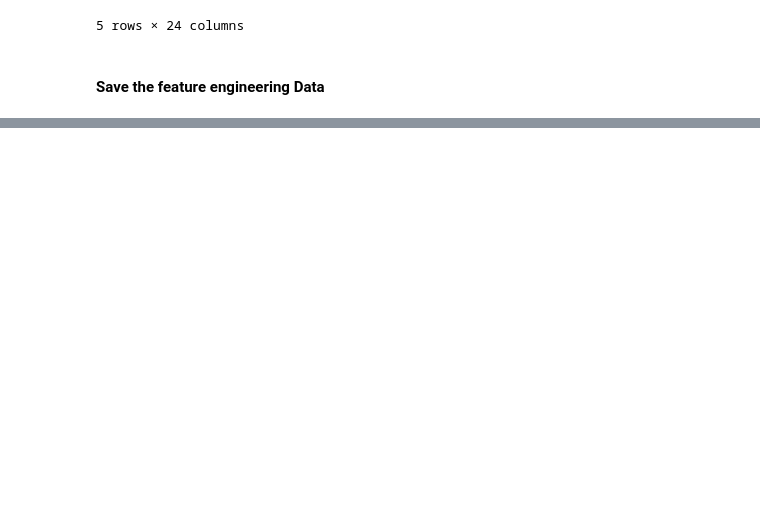
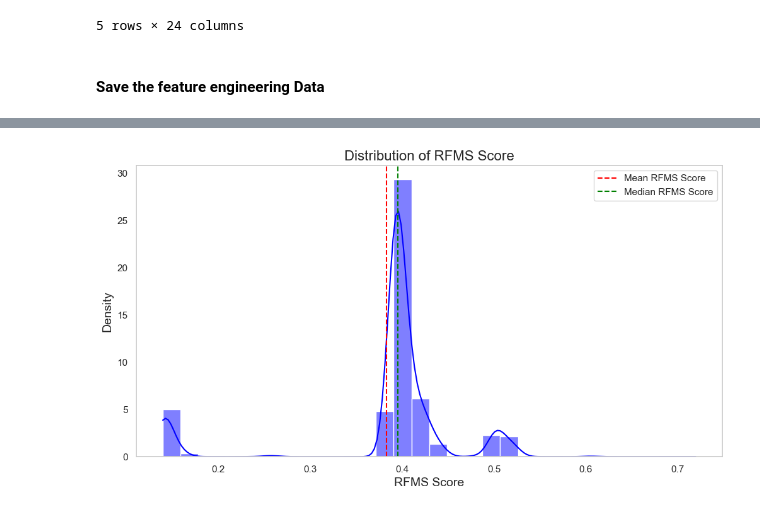
Before and after one commit to Getachew0557/Credit-Score-Classifications, a Jupyter notebook: notebooks/feature_engineering.ipynb, the cells around one changed output, grey strips where cells are left out. Drawn from its saved outputs; the diff is of its cells as text; code cells hidden in the pictures; blank space fills up the shorter version.

```diff
--- a/notebooks/feature_engineering.ipynb
+++ b/notebooks/feature_engineering.ipynb
@@ -275,0 +287,16 @@ final_df.to_csv('../data/feature_engineerd_data.csv')
+# %%
+# Calculate RFMS score components
+final_df['Recency'] = final_df.groupby('CustomerId')['Transaction_Year'].transform('max')
+final_df['Frequency'] = final_df['Transaction_Count']
+final_df['Monetary'] = final_df['Total_Transaction_Amount']
+final_df['Stability'] = final_df['Std_Deviation_Transaction_Amount']
+# %%
+# Normalize RFMS components to bring them to the same scale
+final_df['Recency'] = (final_df['Recency'] - final_df['Recency'].min()) / (final_df['Recency'].max() - final_df['Recency'].min())
+final_df['Frequency'] = (final_df['Frequency'] - final_df['Frequency'].min()) / (final_df['Frequency'].max() - final_df['Frequency'].min())
+final_df['Monetary'] = (final_df['Monetary'] - final_df['Monetary'].min()) / (final_df['Monetary'].max() - final_df['Monetary'].min())
+final_df['Stability'] = (final_df['Stability'] - final_df['Stability'].min()) / (final_df['Stability'].max() - final_df['Stability'].min())
+
+# Compute RFMS score (simple average of components, you can adjust this formula)
+final_df['RFMS_Score'] = (final_df['Recency'] + final_df['Frequency'] + final_df['Monetary'] + final_df['Stability']) / 4
+final_df['RFMS_Score']
@@ -275,0 +316,19 @@ final_df.to_csv('../data/feature_engineerd_data.csv')
+# %%
+# Set the aesthetic style of the plots
+sns.set(style="whitegrid")
+
+# Plotting RFMS Score distribution
+plt.figure(figsize=(12, 6))
+sns.histplot(final_df['RFMS_Score'], bins=30, kde=True, color='blue', stat='density')
+
+# Adding title and labels
+plt.title('Distribution of RFMS Score', fontsize=16)
+plt.xlabel('RFMS Score', fontsize=14)
+plt.ylabel('Density', fontsize=14)
+plt.axvline(final_df['RFMS_Score'].mean(), color='red', linestyle='--', label='Mean RFMS Score')
+plt.axvline(final_df['RFMS_Score'].median(), color='green', linestyle='--', label='Median RFMS Score')
+plt.legend()
+plt.grid()
+plt.show()
+# %% [output]
+[figure, added]
```
Also changed, not shown: parts of 9 cells of this notebook.
